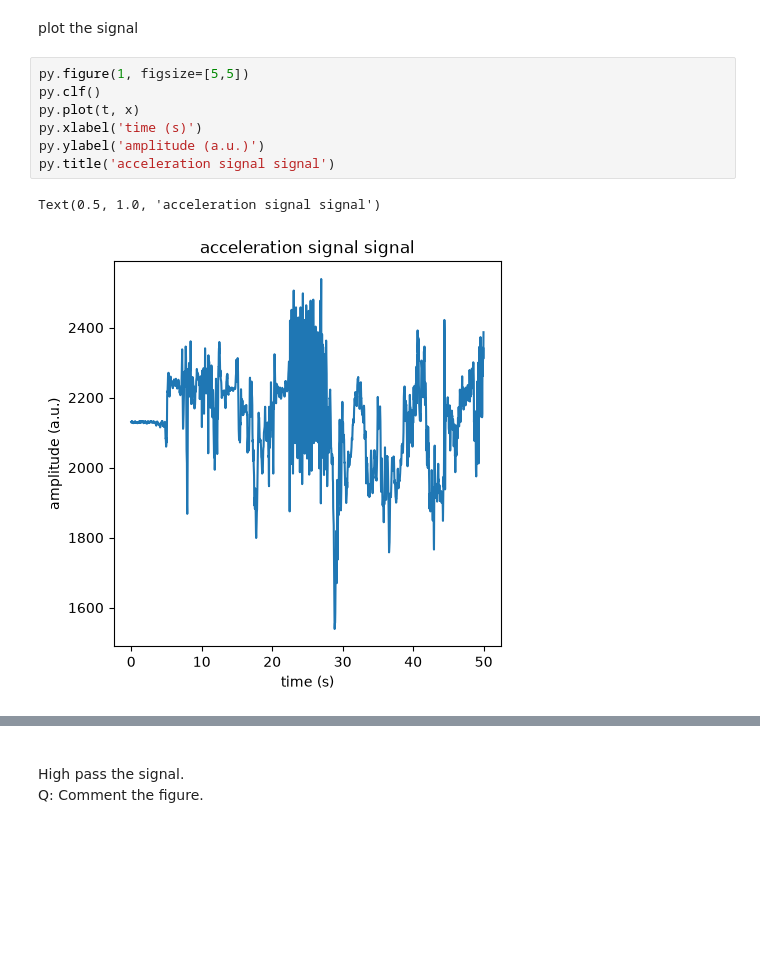
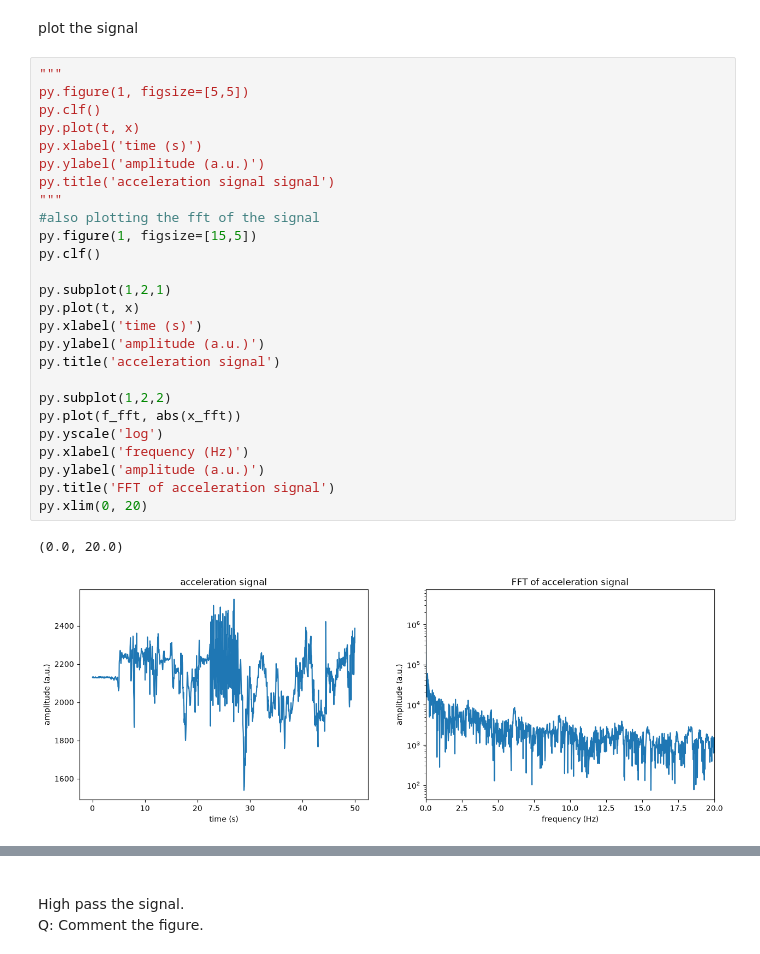
Before and after one commit to TimReuteler/Applied-biomedical-signal-processing, a Jupyter notebook: Module 02/l03_hand_washing_detection.ipynb, the cells around one changed output, grey strips where cells are left out. Drawn from its saved outputs; the diff is of its cells as text; blank space fills up the shorter version.

```diff
--- a/Module 02/l03_hand_washing_detection.ipynb
+++ b/Module 02/l03_hand_washing_detection.ipynb
@@ -44,13 +44,32 @@ x_fft = np.fft.fft(x)
 f_fft = np.arange(len(x_fft))/len(x_fft)*fs
 # %% [markdown]
 plot the signal
-# %%
-py.figure(1, figsize=[5,5])
-py.clf()
-py.plot(t, x)
-py.xlabel('time (s)')
-py.ylabel('amplitude (a.u.)')
-py.title('acceleration signal signal')
-# %% [output]
-Text(0.5, 1.0, 'acceleration signal signal')
-[figure, removed]
+# %%
+"""
+py.figure(1, figsize=[5,5])
+py.clf()
+py.plot(t, x)
+py.xlabel('time (s)')
+py.ylabel('amplitude (a.u.)')
+py.title('acceleration signal signal')
+"""
+#also plotting the fft of the signal
+py.figure(1, figsize=[15,5])
+py.clf()
+
+py.subplot(1,2,1)
+py.plot(t, x)
+py.xlabel('time (s)')
+py.ylabel('amplitude (a.u.)')
+py.title('acceleration signal')
+
+py.subplot(1,2,2)
+py.plot(f_fft, abs(x_fft))
+py.yscale('log')
+py.xlabel('frequency (Hz)')
+py.ylabel('amplitude (a.u.)')
+py.title('FFT of acceleration signal')
+py.xlim(0, 20)
+# %% [output]
+(0.0, 20.0)
+[figure, added]
```
Also changed, not shown: parts of 13 cells of this notebook.
